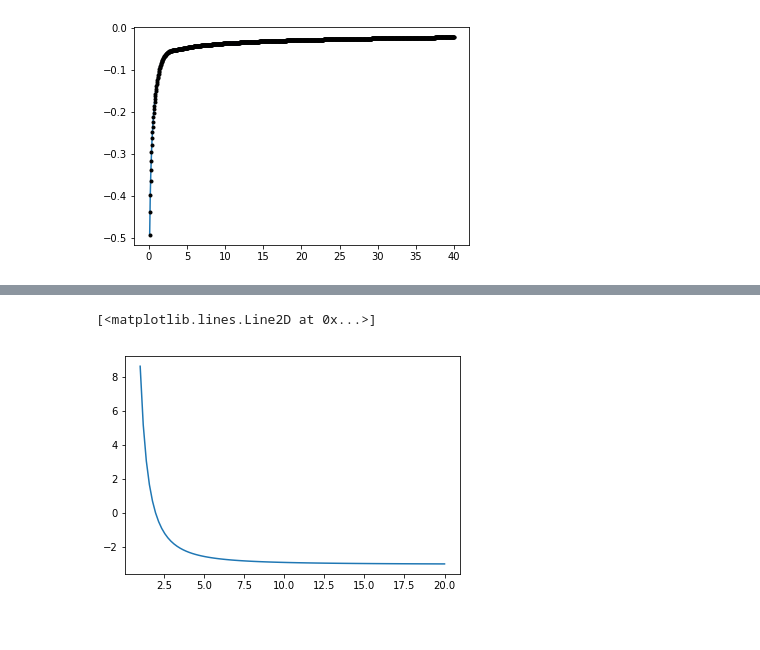
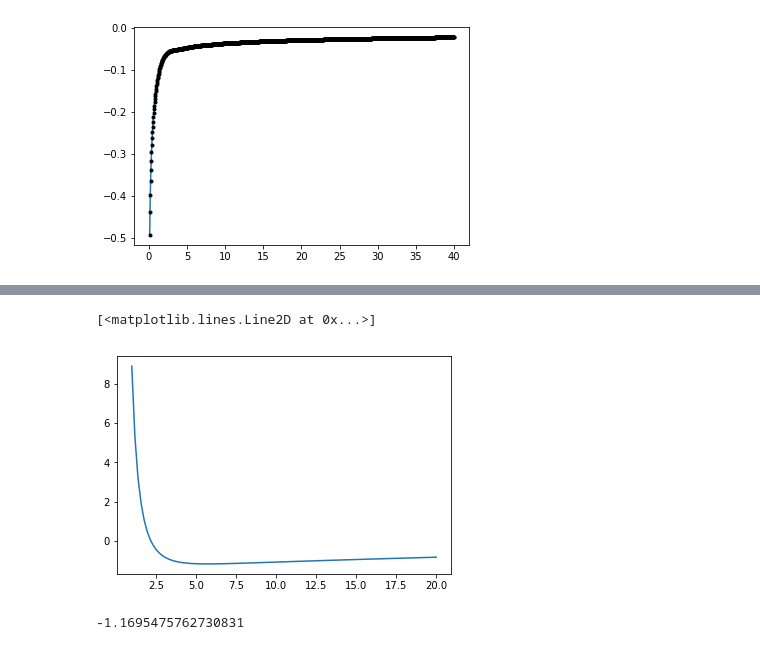
Before and after one commit to natsenkevich/Heterostructure, a Jupyter notebook: mos2_minimization.ipynb, the cells around one changed output, grey strips where cells are left out. Saved outputs shown, nothing was run; the diff lists cells and outputs as text; code cells hidden in the pictures.

```diff
--- a/mos2_minimization.ipynb
+++ b/mos2_minimization.ipynb
@@ -43,12 +37,0 @@ ValueError: x and y must have same first dimension, but have shapes (100,) and (
-# %%
-m0=9.1*10**(-28)
-h=6.58210**(-16)
-m1e=0.57*m0
-m1h=0.66*m0
-mu11=1/(1/m1e+1/m1h)
-
-def K11(a):
-    return h**2/(2*mu11*a**2)
-# %%
-a=np.linspace(1,20,100)
-plt.plot(a,K11(a))
@@ -57,0 +43,21 @@ plt.plot(a,K11(a))
+# %%
+m0=9.1e-31 ### kg
+hbar=1.05e-34 ### J s
+m1e=0.55*m0
+m1h=0.56*m0
+mu11=m1e*m1h/(m1e+m1h)
+JtoeV = 1./1.6e-19
+
+### K11 in eV
+def K11(a):
+    ainm=a*1.e-10 ### A to m
+    return JtoeV*hbar**2/(2*mu11*ainm**2)
+
+a=np.linspace(1,40,100) # in A
+KK=np.zeros(100)
+
+for i in range(100):
+    KK[i]=K11(a[i])
+
+
+plt.plot(a,KK)
@@ -58,11 +67,18 @@ plt.plot(a,K11(a))
 # %%
 a=np.linspace(1,20,100)
+H11=np.zeros(100)
 
-def energy(a):
-    H11=K11(a)+V11(a)
-    return H11
+#def energy(a):
+#    H11=K11(a)+V11(a)
+#    return H11
+for i in range(100):
+    H11[i]=K11(a[i])+V11(a[i])
 
-plt.plot(a,energy(a))
+plt.plot(a,H11)
 # %% [output]
 [<matplotlib.lines.Line2D at 0x...>]
-[figure, old version]
+[figure, new version]
+# %%
+min(H11)
+# %% [output]
+-1.1695475762730831
```
Also changed, not shown: parts of 8 cells of this notebook, 2 other files.
